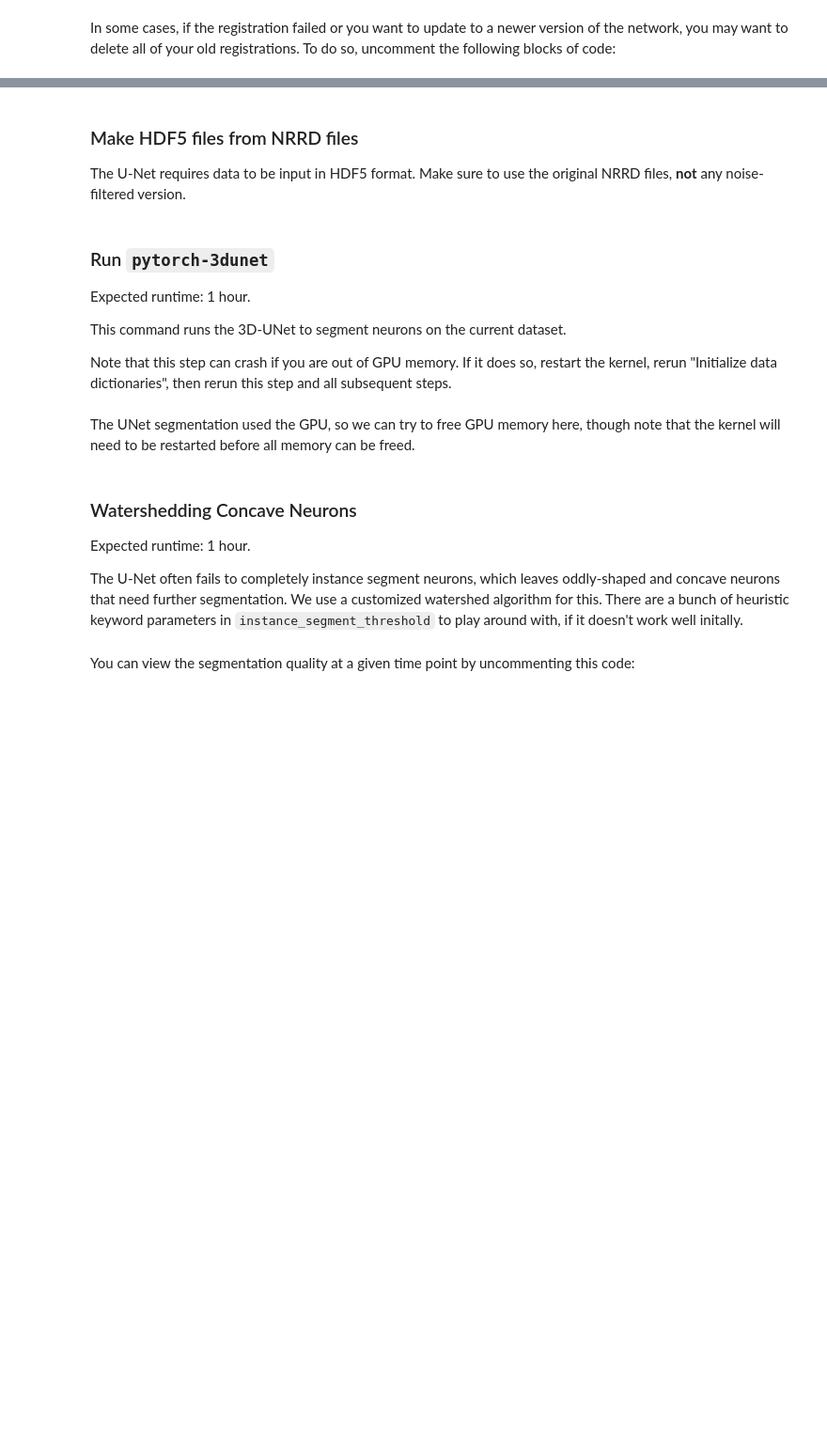
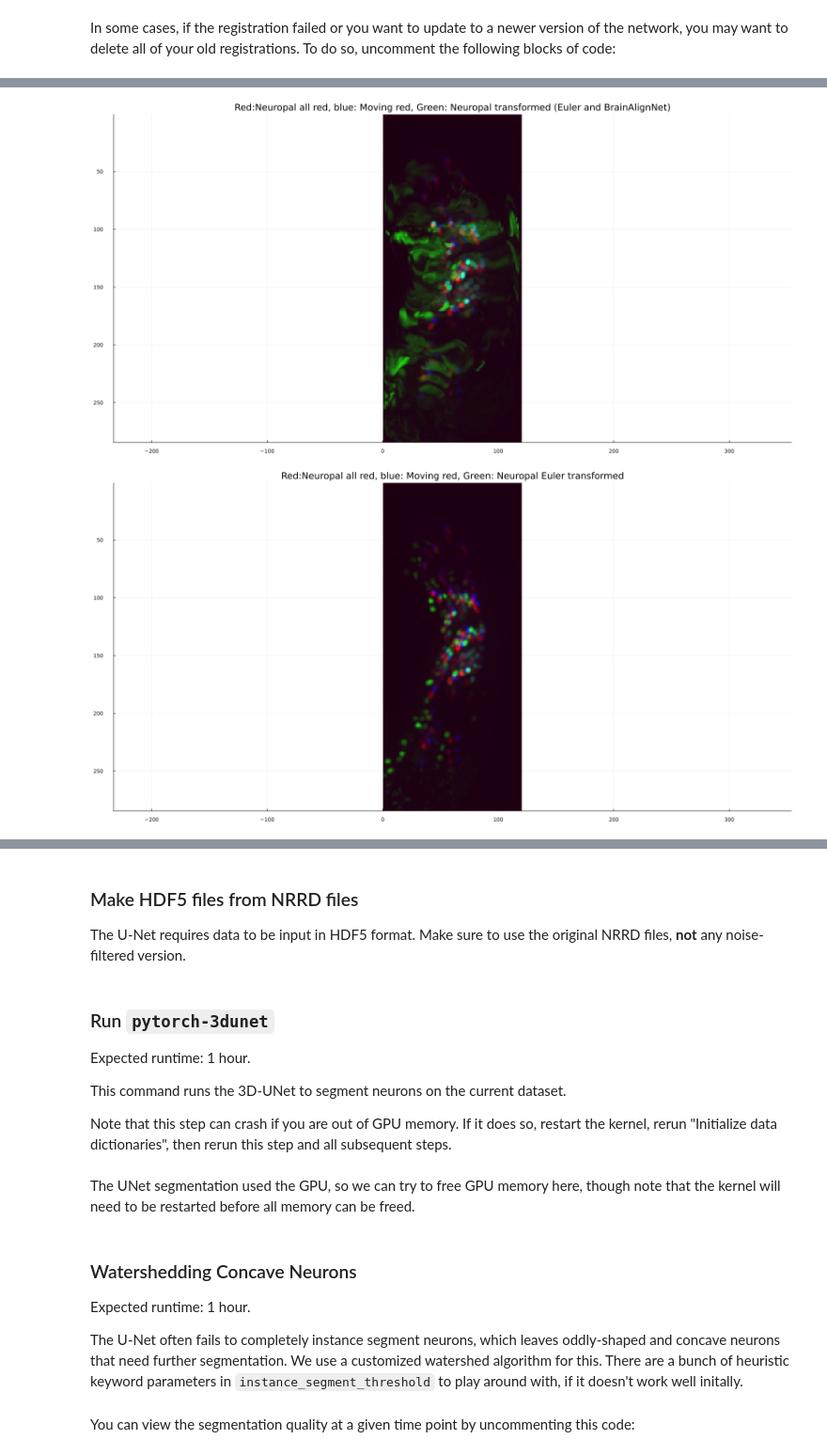
Before and after one commit to DBay-ani/flavellLab_lookingIntoPreTrainedMaterial_d6M1y2024tzET, a Jupyter notebook: formNeuropalSuggestiongForFreelyMovingImages.ipynb, the cells around one changed output, grey strips where cells are left out. Shown at 94% size. Saved outputs shown, nothing was run; the diff lists cells and outputs as text; code cells hidden in the pictures; blank space fills up the shorter version.

```diff
--- a/formNeuropalSuggestiongForFreelyMovingImages.ipynb
+++ b/formNeuropalSuggestiongForFreelyMovingImages.ipynb
@@ -1488,16 +1559,21 @@ result = @spawnat new_process begin
     euler_parameters = Dict()
     #### Rabbit
     for dataset in datasets_freely_moving
-        for (moving, fixed) in registration_problems[dataset]
-            fixed_image = read_img(NRRD(joinpath(param_paths[dataset]["path_dir_nrrd_filt_recropped"], param_paths[dataset]["get_basename"](fixed,2)*".nrrd")))
+        for moving in range(1,params[dataset]["max_t"])
+            fixed_nrrd=NRRD(param_paths[dataset_central]["path_all_red_img"]);
+            fixed_image = read_img(NRRD(param_paths[dataset_central]["path_all_red_img"]));   ### PRobably have to filter this...
+            fixed=-1;
             moving_image_nrrd = NRRD(joinpath(param_paths[dataset]["path_dir_nrrd_filt_recropped"], param_paths[dataset]["get_basename"](moving,2)*".nrrd"))
             moving_image = read_img(moving_image_nrrd)
+            temp=moving_image;
+            moving_image=fixed_image;
+            fixed_image=temp;
 
             euler_parameters[(moving, fixed)], euler_transformed_moving_image = euler_register!(param_paths[dataset], params[dataset], fixed_image, moving_image, memory_dict)
 
             save_dir = joinpath(param_paths[dataset]["path_dir_reg"], "$(moving)to$(fixed)")
             create_dir(save_dir)
-            write_nrrd(joinpath(save_dir, "euler_transformed.nrrd"), Float32.(euler_transformed_moving_image), spacing(moving_image_nrrd))
+            write_nrrd(joinpath(save_dir, "euler_transformed.nrrd"), Float32.(euler_transformed_moving_image), spacing(fixed_nrrd))
         end
     end
     euler_parameters
@@ -1658,0 +1763,67 @@ rmprocs(new_process)
+# %%
+
+function getNRRDImageAfterReadingAndCleanUp(thisPath)
+    initialImg=read_img(NRRD(thisPath));
+
+    A=zeros(size(initialImg));
+    for thisInd in range(1,size(A)[1])
+        A[thisInd,:,:]=initialImg[end-thisInd+1,:,:];
+    end
+    initialImg=A;
+    initialImg=(initialImg.-minimum(initialImg))./(maximum(initialImg)-minimum(initialImg))
+    finalImg = maxprj(initialImg,dims=3);
+    return finalImg;
+end
+
+
+
+    k=1500;
+    #=
+    initialNeuropalRed_1=read_img(NRRD(param_paths[dataset_central]["path_all_red_img"]));
+    initialNeuropalRed_1=(initialNeuropalRed_1.-minimum(initialNeuropalRed_1))./(maximum(initialNeuropalRed_1)-minimum(initialNeuropalRed_1))
+    initialNeuropalRed = maxprj(initialNeuropalRed_1,dims=3);
+    =#
+    initialNeuropalRed=getNRRDImageAfterReadingAndCleanUp(param_paths[dataset_central]["path_all_red_img"]);
+
+    #=
+# "euler_transformed.nrrd"))); #
+    dataset=datasets_freely_moving[1]
+    save_dir_problem = joinpath(param_paths[dataset]["path_dir_reg"], "$(k)to-1")
+    transformedNeuropalRedImage_1=read_img(NRRD(joinpath(save_dir_problem, "predicted_fixed_image.nrrd")));
+    transformedNeuropalRedImage_1=(transformedNeuropalRedImage_1.-minimum(transformedNeuropalRedImage_1))./(maximum(transformedNeuropalRedImage_1)-minimum(transformedNeuropalRedImage_1))
+    transformedNeuropalRedImage=maxprj(transformedNeuropalRedImage_1,dims=3)
+    =#
+    save_dir_problem = joinpath(param_paths[dataset]["path_dir_reg"], "$(k)to-1")
+    transformedNeuropalRedImage=getNRRDImageAfterReadingAndCleanUp(joinpath(save_dir_problem, "predicted_fixed_image.nrrd"));
+
+
+
+    println(string(data_dicts[dataset_central]["euler_parameters"][(k,-1)]))
+
+    #=
+    fixed_nrrd_1 = read_img(NRRD(joinpath(param_paths[dataset]["path_dir_nrrd_filt_recropped"], param_paths[dataset]["get_basename"](k,2)*".nrrd")));
+    fixed_nrrd_1=(fixed_nrrd_1.-minimum(fixed_nrrd_1))./(maximum(fixed_nrrd_1)-minimum(fixed_nrrd_1))
+    fixed_nrrd = maxprj(fixed_nrrd_1,dims=3);
+    =#
+    # _flippedOverX
+    fixed_nrrd = getNRRDImageAfterReadingAndCleanUp(joinpath(param_paths[dataset]["path_dir_nrrd_filt_recropped"], param_paths[dataset]["get_basename"](k,2)*".nrrd"));
+    initialNeuropalRed = getNRRDImageAfterReadingAndCleanUp(joinpath(param_paths[dataset]["path_dir_nrrd_filt_recropped"], param_paths[dataset]["get_basename"](k+1,2)*".nrrd"));
+
+println(size(fixed_nrrd));
+println(size(transformedNeuropalRedImage));
+println(size(initialNeuropalRed));
+
+display(Plots.plot(RGB.( initialNeuropalRed, transformedNeuropalRedImage , fixed_nrrd),size=(1600,800),
+        title="Red:Neuropal all red, blue: Moving red, Green: Neuropal transformed (Euler and BrainAlignNet)"))
+
+eulerOnlyTransformedNeuropalRedImage=getNRRDImageAfterReadingAndCleanUp(joinpath(save_dir_problem, "euler_transformed.nrrd"));
+
+display(Plots.plot(RGB.( initialNeuropalRed, eulerOnlyTransformedNeuropalRedImage , fixed_nrrd),size=(1600,800),
+        title="Red:Neuropal all red, blue: Moving red, Green: Neuropal Euler transformed"))
+
+
+
+for thisSymb in [:initialNeuropalRed, :fixed_nrrd, :transformedNeuropalRedImage, :eulerOnlyTransformedNeuropalRedImage]
+        println( string(thisSymb) *" : " * string(size(eval(thisSymb))));
+end
+# %% [output]
@@ -1658,0 +1834,2 @@ rmprocs(new_process)
+[figure, added]
+[figure, added]
```
Also changed, not shown: parts of 32 cells of this notebook, 1 other file.
